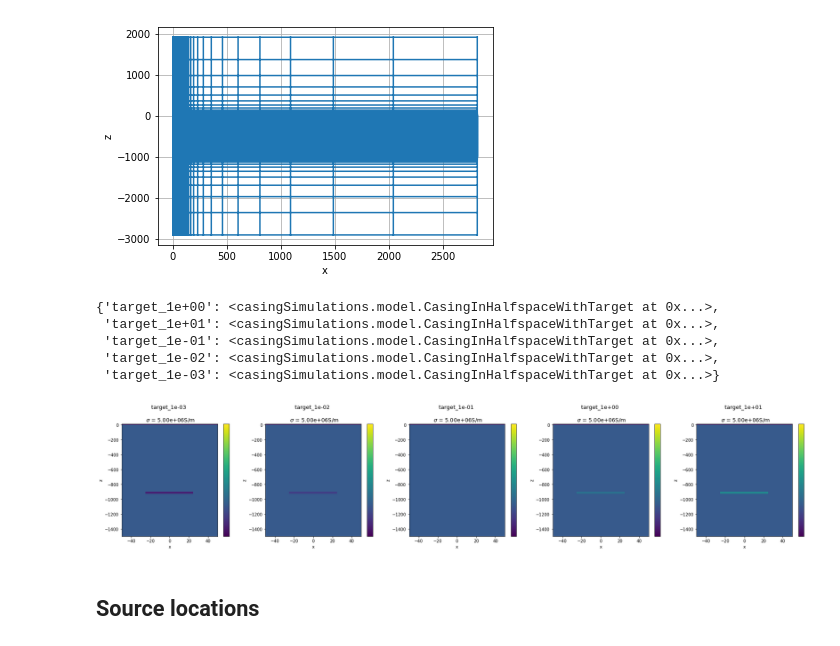
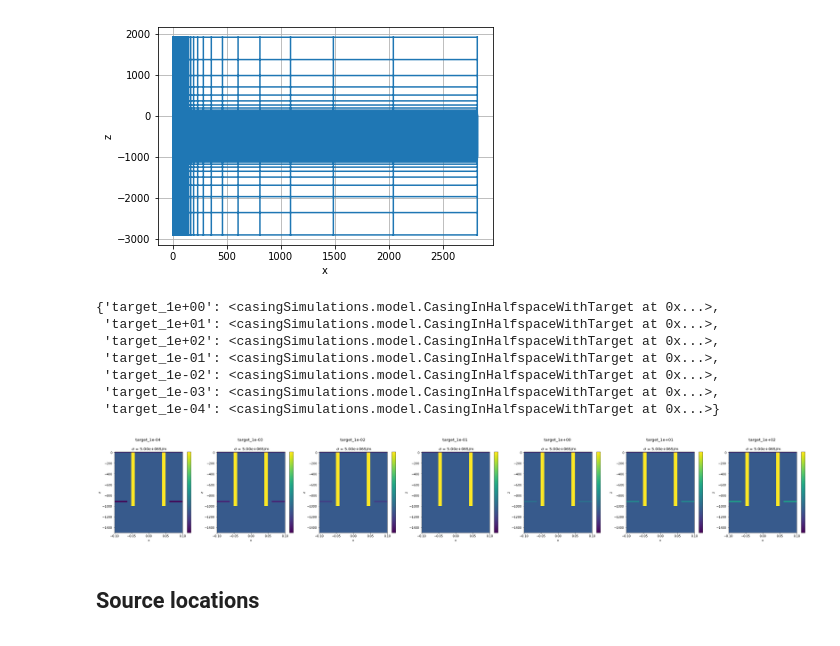
Before and after one commit to krishna999/heagy-2018-dc-casing, a Jupyter notebook: notebooks/DC_target.ipynb, the cells around one changed output. Cells and saved outputs as stored; diff of their text form; code cells hidden in the pictures.

```diff
--- a/notebooks/DC_target.ipynb
+++ b/notebooks/DC_target.ipynb
@@ -147,7 +147,7 @@ model.src_b[1] = src_theta
 # ax.set_ylim([0., 3*model.casing_l])
 # %%
 # put the models in a dictionary for convienence
-target_sigma = [1e-3, 1e-2, 1e-1, 1e0, 1e1]
+target_sigma = [1e-4, 1e-3, 1e-2, 1e-1, 1e0, 1e1, 1e2]
 model_names = ["target_{:1.0e}".format(sig) for sig in target_sigma]
 
 modelDict = {}
@@ -155,15 +155,18 @@ modelDict = {}
 for name, sig in zip(model_names, target_sigma):
     tmp_model = model.copy()
     tmp_model.sigma_target = sig
+    tmp_model.target_radius = np.r_[tmp_model.casing_b + tmp_model.casing_t, 25.]
     modelDict[name] = tmp_model
 
 modelDict
 # %% [output]
 {'target_1e+00': <casingSimulations.model.CasingInHalfspaceWithTarget at 0x...>,
  'target_1e+01': <casingSimulations.model.CasingInHalfspaceWithTarget at 0x...>,
+ 'target_1e+02': <casingSimulations.model.CasingInHalfspaceWithTarget at 0x...>,
  'target_1e-01': <casingSimulations.model.CasingInHalfspaceWithTarget at 0x...>,
  'target_1e-02': <casingSimulations.model.CasingInHalfspaceWithTarget at 0x...>,
- 'target_1e-03': <casingSimulations.model.CasingInHalfspaceWithTarget at 0x...>}
+ 'target_1e-03': <casingSimulations.model.CasingInHalfspaceWithTarget at 0x...>,
+ 'target_1e-04': <casingSimulations.model.CasingInHalfspaceWithTarget at 0x...>}
 # %%
 # Assign physical properties on the mesh
 physpropsDict = {
@@ -172,25 +175,25 @@ physpropsDict = {
 }
 # %%
 # Plot the models
-xlim = 50*np.r_[-1, 1]  # x-limits in meters
+xlim = 0.1*np.r_[-1, 1]  # x-limits in meters
 zlim = np.r_[-1.5*model.casing_l, 10.]  # z-limits in meters. (z-positive up)
 
 fig, ax = plt.subplots(1, len(model_names), figsize=(6*len(model_names), 5))
 if len(model_names) == 1:
     ax=[ax]
 
 for a, title in zip(ax, model_names):
     pp = physpropsDict[title]
     pp.plot_sigma(
         ax=a,
         pcolorOpts={'norm':LogNorm()}  # plot on a log-scale
     )
     a.set_title('{} \n\n $\sigma$ = {:1.2e}S/m'.format(title, pp.modelParameters.sigma_casing), fontsize=13)
 #     cylMeshGen.mesh.plotGrid(ax=a, slice='theta') # uncomment to plot the mesh on top of this
     a.set_xlim(xlim)
     a.set_ylim(zlim)
 # %% [output]
-[figure, old version]
+[figure, new version]
 # %% [markdown]
 ## Source locations
 # %%
```
Also changed, not shown: parts of 24 cells of this notebook, 39 other files.
